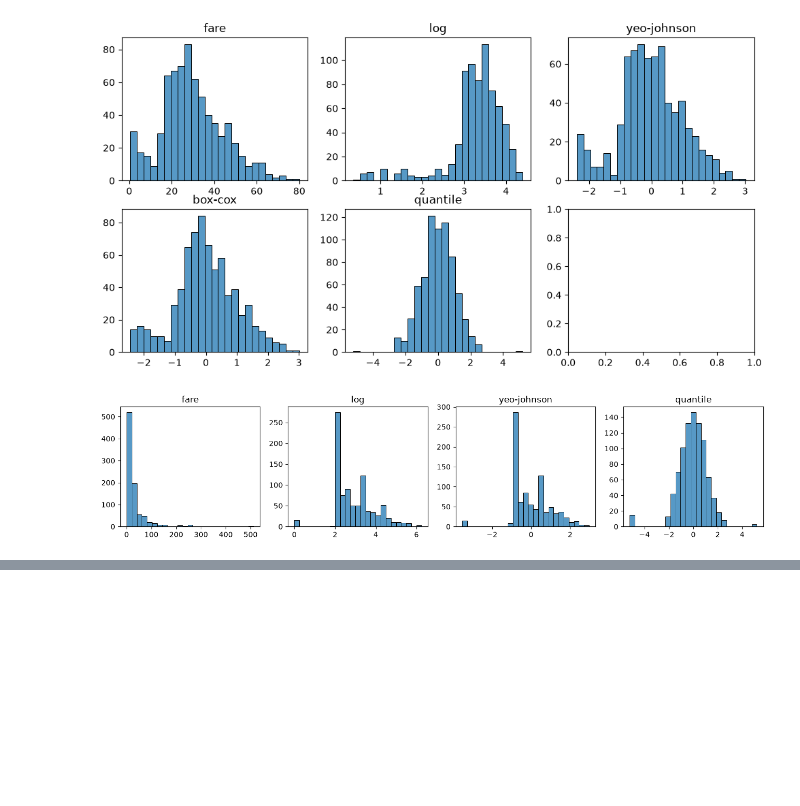
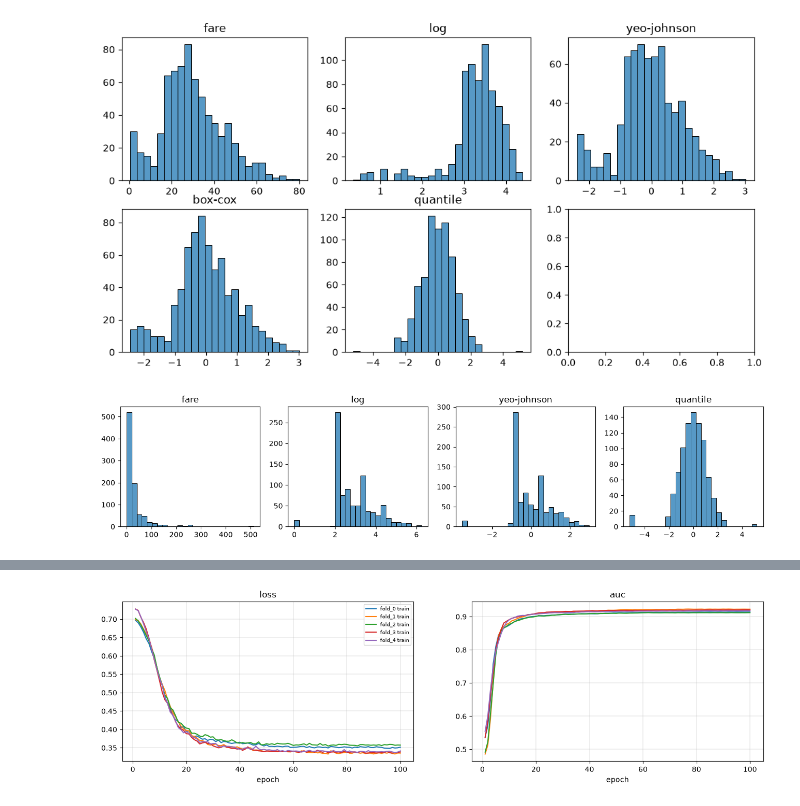
Before and after one commit to kh4beep/Titanic, a Jupyter notebook: draft.ipynb, the cells around one changed output, grey strips where cells are left out. Cells and saved outputs as stored; diff of their text form; code cells hidden in the pictures; blank space fills up the shorter version.

```diff
--- a/draft.ipynb
+++ b/draft.ipynb
@@ -337,0 +487,26 @@ plt.show()
+# %%
+import glob
+
+fig, axes = plt.subplots(1, 2, figsize=(16, 4))
+for path in sorted(glob.glob('checkpoints/hyperparameters/models/DLM/fold_*/history.csv')):
+    h = pd.read_csv(path)
+    fold = path.split('\\')[-2]
+    if (
+        '0' in fold or
+        '1' in fold or
+        '2' in fold or
+        '3' in fold or
+        '4' in fold or
+    False):
+        for ax, metric in zip(axes, ['loss', 'auc']):
+            line, = ax.plot(h['epoch'], h[f'train_{metric}'], label=f'{fold} train')
+            if f'val_{metric}' in h:
+                ax.plot(h['epoch'], h[f'val_{metric}'], linestyle='--', color=line.get_color(), label=f'{fold} val')
+
+for ax, metric in zip(axes, ['loss', 'auc']):
+    ax.set_title(metric); ax.set_xlabel('epoch')
+    ax.grid(True, linewidth=0.3)
+axes[0].legend(fontsize=7)
+plt.show()
+# %% [output]
+[figure, added]
```
Also changed, not shown: parts of 14 cells of this notebook, 8 other files.
